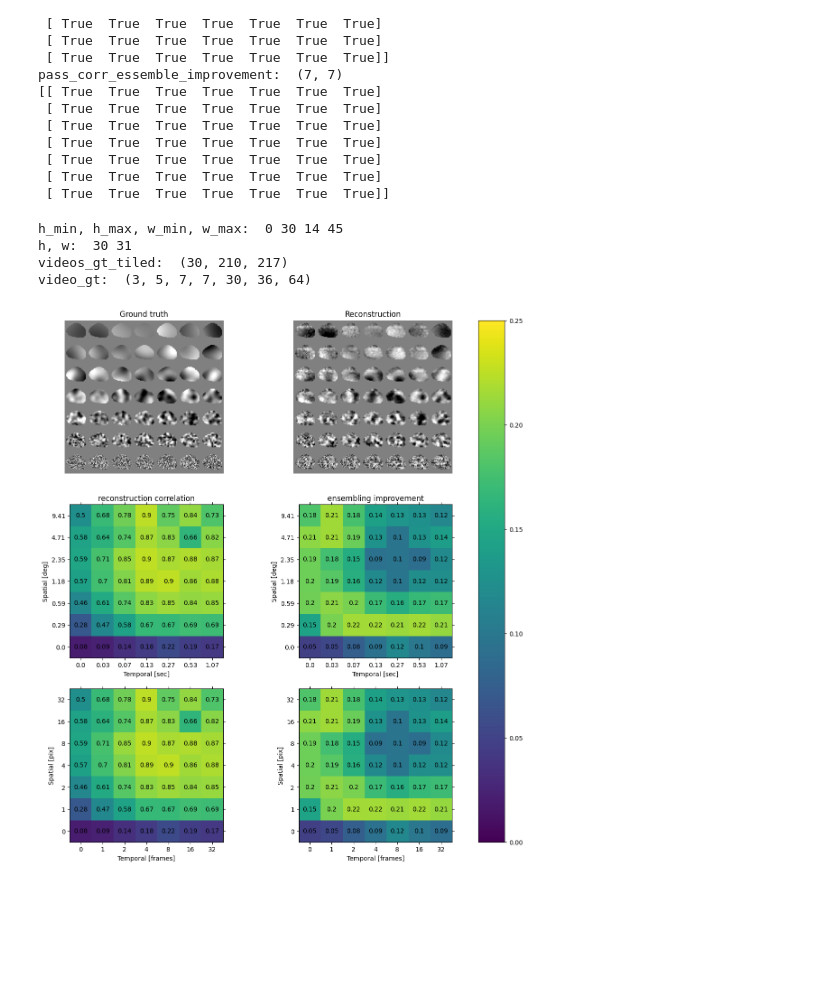
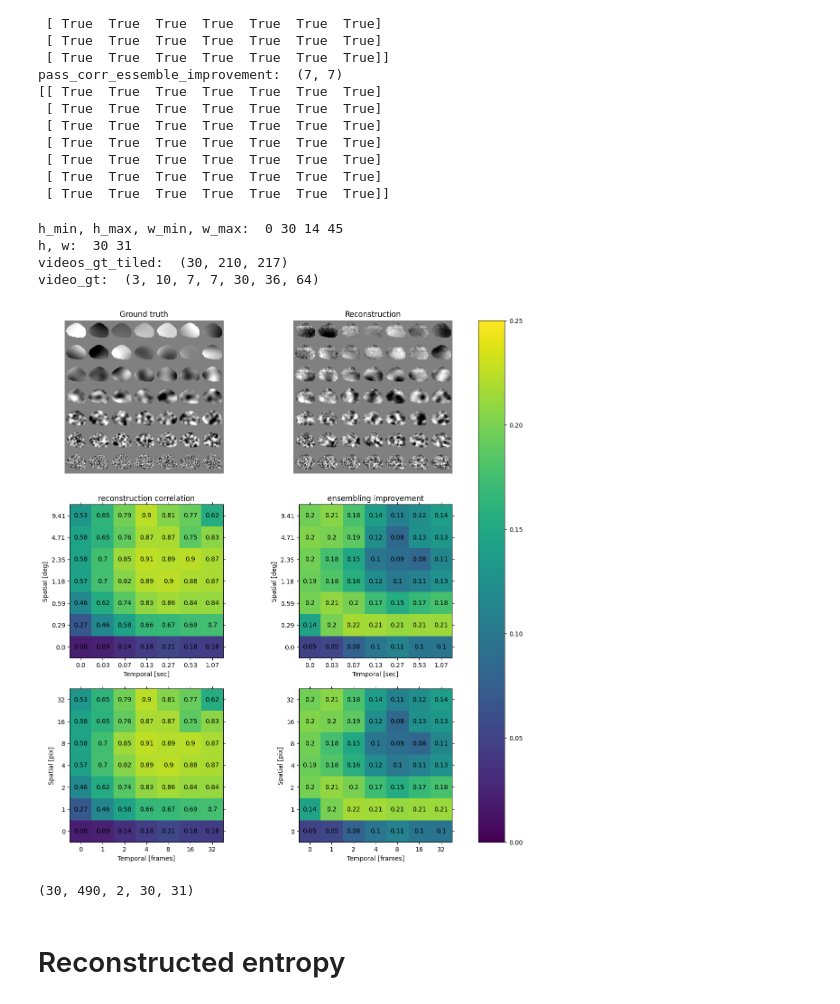
Before and after one commit to Joel-Bauer/movie_reconstruction_code, a Jupyter notebook: scripts/analyse_reconstructions_gaussian_noise.ipynb, the cells around one changed output. Cells and saved outputs as stored; diff of their text form; code cells hidden in the pictures; blank space fills up the shorter version.

Commit message:
Phase inverted Gaussian noise

```diff
--- a/scripts/analyse_reconstructions_gaussian_noise.ipynb
+++ b/scripts/analyse_reconstructions_gaussian_noise.ipynb
@@ -27,10 +27,10 @@ temporal_length_constant = range(0,7)
 eval_frame_skip = 30 # default 30
 mask_th = 1
 
-video_gt=np.nan*np.ones((len(mice),len(reps),len(spatial_length_constant),len(temporal_length_constant),60,36,64))
-video_pred=np.nan*np.ones((model_list.size,len(mice),len(reps),len(spatial_length_constant),len(temporal_length_constant),60,36,64))
-responses_pred_gt=np.nan*np.ones((model_list.size,len(mice),len(reps),len(spatial_length_constant),len(temporal_length_constant),max_num_neurons,60))
-responses_pred_recon=np.nan*np.ones((model_list.size,len(mice),len(reps),len(spatial_length_constant),len(temporal_length_constant),max_num_neurons,60))
+video_gt=np.nan*np.ones((len(mice),len(reps)*2,len(spatial_length_constant),len(temporal_length_constant),60,36,64))
+video_pred=np.nan*np.ones((model_list.size,len(mice),len(reps)*2,len(spatial_length_constant),len(temporal_length_constant),60,36,64))
+responses_pred_gt=np.nan*np.ones((model_list.size,len(mice),len(reps)*2,len(spatial_length_constant),len(temporal_length_constant),max_num_neurons,60))
+responses_pred_recon=np.nan*np.ones((model_list.size,len(mice),len(reps)*2,len(spatial_length_constant),len(temporal_length_constant),max_num_neurons,60))
 mask=np.nan*np.ones((len(mice),36,64))
 
 
@@ -51,11 +51,25 @@ for model_n in model_list:
                     responses_pred_gt[model_n-1,mouse,rep,spatial_n,temporal_n,0:num_neurons[mouse],:] = data['responses_predicted_gt']
                     responses_pred_recon[model_n-1,mouse-1,rep,spatial_n,temporal_n,0:num_neurons[mouse],:] = data['responses_predicted_full']
 
+                    # add phase inverted stimuli as additional reps
+                    datapath=f'../reconstructions/modelfold{model_n}_round5_Gausnoise_PhaseInverted/reconstruction_summary_m{mouse}_r{reps[rep]}s{spatial_n}t{temporal_n}.npy'
+                    print(datapath)
+                    data = np.load(datapath, allow_pickle=True).item()
+                    if model_n==model_list[0]:
+                        video_gt[mouse,rep+len(reps),spatial_n,temporal_n] = data['video_gt']
+
+                    video_pred[model_n-1,mouse,rep+len(reps),spatial_n,temporal_n] = data['video_pred']
+                    mask[mouse-1] = data['mask'][14:14+36,:]
+                    responses_pred_gt[model_n-1,mouse,rep+len(reps),spatial_n,temporal_n,0:num_neurons[mouse],:] = data['responses_predicted_gt']
+                    responses_pred_recon[model_n-1,mouse-1,rep+len(reps),spatial_n,temporal_n,0:num_neurons[mouse],:] = data['responses_predicted_full']
+
+reps = np.array([0,1,2,3,4,5,6,7,8,9])# range(0,5)
+
 # remove eval grace period
 video_gt = video_gt[:,:,:,:,eval_frame_skip:,:,:]
 video_pred = video_pred[:,:,:,:,:,eval_frame_skip:,:,:]
-responses_pred_gt = responses_pred_gt[:,:,:,:,eval_frame_skip:]
-responses_pred_recon = responses_pred_recon[:,:,:,:,eval_frame_skip:]
+responses_pred_gt = responses_pred_gt[:,:,:,:,:,:,eval_frame_skip:]
+responses_pred_recon = responses_pred_recon[:,:,:,:,:,:,eval_frame_skip:]
 
 print('video_gt: ', video_gt.shape, video_gt.min(), video_gt.max())
 print('video_pred: ', video_pred.shape, video_pred.min(), video_pred.max())
@@ -333,40 +347,55 @@ videos_recon_tiled = np.moveaxis(np.moveaxis(videos_recon_tiled,-2,1).reshape((7
 videos_recon_tiled = np.moveaxis(np.moveaxis(videos_recon_tiled,-1,1).reshape((7*w,vid_length,7*h)),0,-1)
 print('videos_gt_tiled: ', videos_gt_tiled.shape)
 
-axs[0,0].imshow(videos_gt_tiled_masked[-1,:,:], cmap='gray')
+axs[0,0].imshow(videos_gt_tiled_masked[0,:,:], cmap='gray')
 axs[0,0].set_axis_off()
 axs[0,0].set_title('Ground truth')
 
 axs[0,1].imshow(videos_recon_tiled[-1], cmap='gray')
 axs[0,1].set_axis_off()
 axs[0,1].set_title('Reconstruction')
 
 fig.savefig('../reconstructions/Gaussian_noise_reconstruction.svg', format='svg', dpi=1200)
 
 # tiled video
 print('video_gt: ', video_gt.shape)
 videos_gt_tiled_masked = video_gt[0,:,:,:,:,:,:]
 videos_gt_tiled_masked = videos_gt_tiled_masked * np.where(mask_expanded[0,-1] >= mask_th,1,0) + (1-np.where(mask_expanded[0,-1] >= mask_th,1,0) )*255/2
 videos_gt_tiled_masked= videos_gt_tiled_masked[:,::-1,:,:,h_min:h_max,w_min:w_max]
 videos_recon_tiled = video_pred_norm_masked[0,:,:,:,:,:,:]
 videos_recon_tiled = videos_recon_tiled * np.where(mask_expanded[0,-1] >= mask_th,1,0)  + (1-np.where(mask_expanded[0,-1] >= mask_th,1,0))*255/2
 videos_recon_tiled = videos_recon_tiled[:,::-1,:,:,h_min:h_max,w_min:w_max]
 
+
+
 videos_interleaved = np.concatenate((videos_gt_tiled_masked[:,None,:],videos_recon_tiled[:,None,:]), axis=1)
-videos_interleaved = np.moveaxis(np.moveaxis(videos_interleaved,-3,1).reshape((5*vid_length,2,7,7,h,w)),0,-3) # concatenate directions
-videos_interleaved = np.moveaxis(np.moveaxis(videos_interleaved,0,1).reshape((2*7,7,5*vid_length,h,w)),0,0) # tile gt and recon
-videos_interleaved = np.moveaxis(np.moveaxis(videos_interleaved,-2,1).reshape((2*7*h,7,5*vid_length,w)),0,-2) # tile sf
-videos_interleaved = np.moveaxis(np.moveaxis(videos_interleaved,-1,1).reshape((7*w,5*vid_length,7*h*2)),0,-1) # tile tf
+videos_interleaved = np.moveaxis(np.moveaxis(videos_interleaved,-3,1).reshape((len(reps)*vid_length,2,7,7,h,w)),0,-3) # concatenate directions
+videos_interleaved = np.moveaxis(np.moveaxis(videos_interleaved,0,1).reshape((2*7,7,len(reps)*vid_length,h,w)),0,0) # tile gt and recon
+videos_interleaved = np.moveaxis(np.moveaxis(videos_interleaved,-2,1).reshape((2*7*h,7,len(reps)*vid_length,w)),0,-2) # tile sf
+videos_interleaved = np.moveaxis(np.moveaxis(videos_interleaved,-1,1).reshape((7*w,len(reps)*vid_length,7*h*2)),0,-1) # tile tf
 
 # save video as tiff
 tifffile.imwrite('../reconstructions/Gaussian_noise.tiff',
-                 # np concatenate videos along time axis
-                videos_interleaved.astype(np.uint8),
+                videos_interleaved.astype('uint8'),
                 imagej=True,
                 metadata = {'unit': 'um','fps': 30.0,'axes': 'TYX',})
 # %% [output]
 h_min, h_max, w_min, w_max:  0 30 14 45
 h, w:  30 31
 videos_gt_tiled:  (30, 210, 217)
-video_gt:  (3, 5, 7, 7, 30, 36, 64)
+video_gt:  (3, 10, 7, 7, 30, 36, 64)
-[figure, old version]
+[figure, new version]
+# %%
+videos_gt_tiled_hyperstack = np.concatenate((videos_gt_tiled_masked[:,:,:,None],videos_recon_tiled[:,:,:,None]), axis=3).reshape(-1,2,30,30,31)
+videos_gt_tiled_hyperstack = np.moveaxis(videos_gt_tiled_hyperstack,(0,1,2,3,4),(1,2,0,3,4))
+print(videos_gt_tiled_hyperstack.shape)
+
+# # # save video as tiff
+tifffile.imwrite('../reconstructions/Gaussian_noise_hyperstack.tiff',
+                videos_gt_tiled_hyperstack.astype('uint16'),
+                imagej=True,
+                metadata = {'unit': 'um','fps': 30.0,'axes': 'TZCYX',})
+# %% [output]
+(30, 490, 2, 30, 31)
+# %% [markdown]
+# Reconstructed entropy
```
Also changed, not shown: parts of 8 cells of this notebook, 2 other files.
